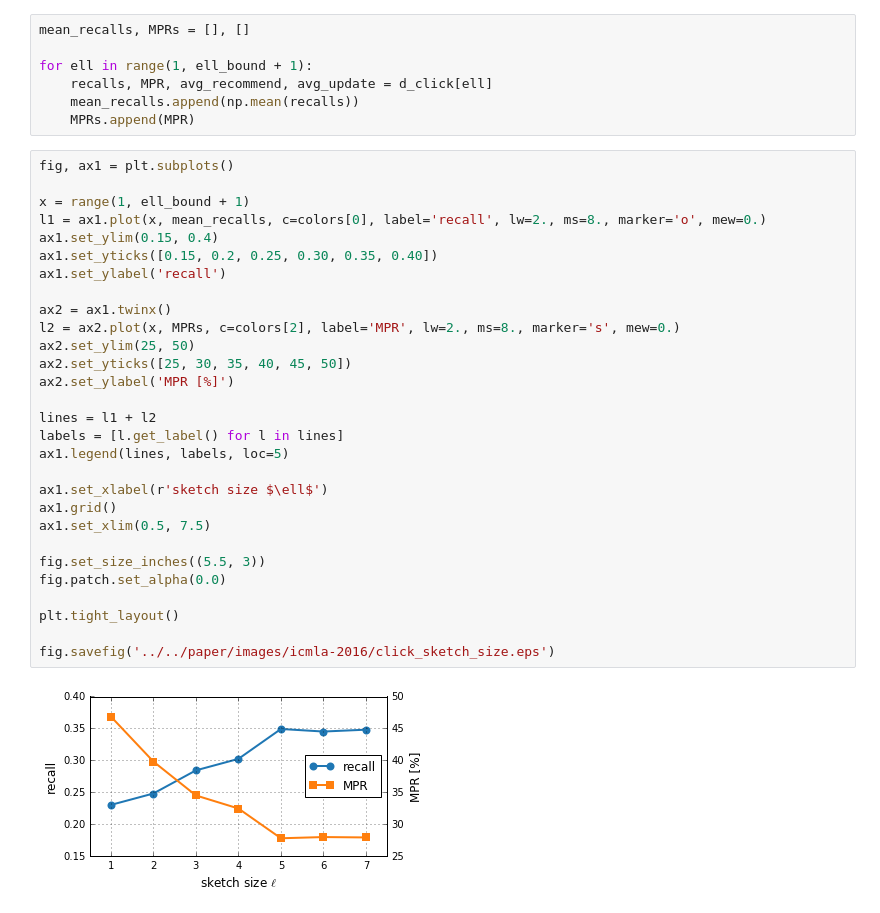
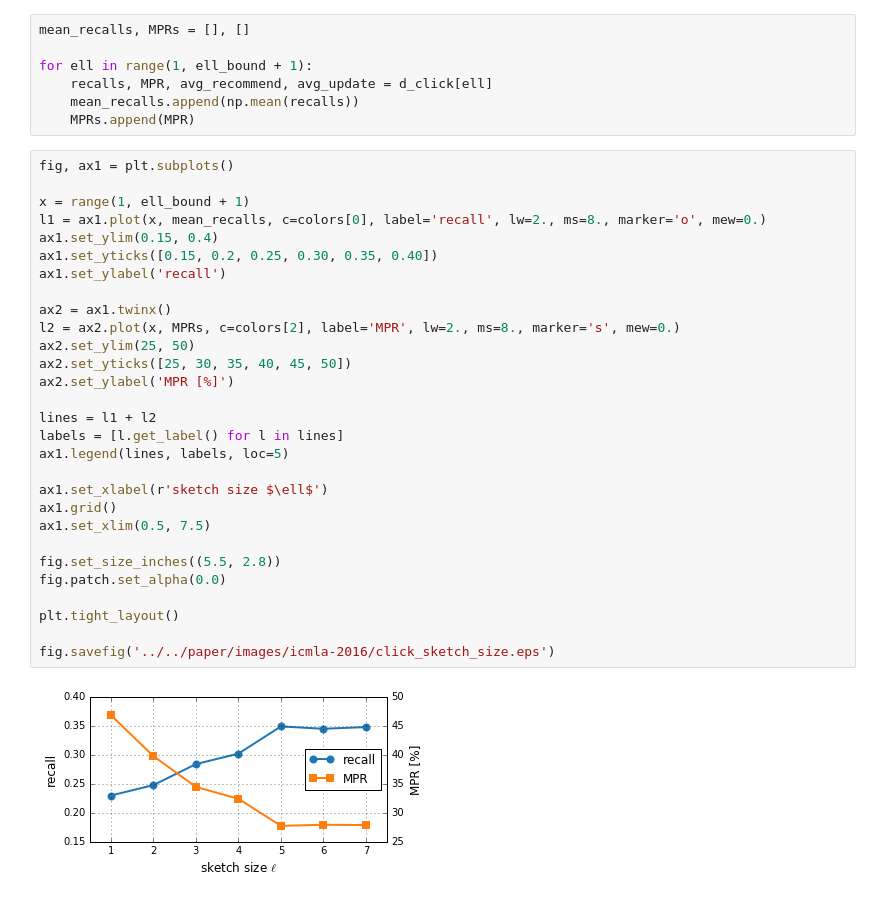
Before and after one commit to takuti/stream-recommender, a Jupyter notebook: paper-sketch.ipynb, the cells around one changed output. Drawn from its saved outputs; the diff is of its cells as text.

```diff
--- a/paper-sketch.ipynb
+++ b/paper-sketch.ipynb
@@ -426,31 +457,31 @@ for ell in range(1, ell_bound + 1):
 # %%
 fig, ax1 = plt.subplots()
 
 x = range(1, ell_bound + 1)
 l1 = ax1.plot(x, mean_recalls, c=colors[0], label='recall', lw=2., ms=8., marker='o', mew=0.)
 ax1.set_ylim(0.15, 0.4)
 ax1.set_yticks([0.15, 0.2, 0.25, 0.30, 0.35, 0.40])
 ax1.set_ylabel('recall')
 
 ax2 = ax1.twinx()
 l2 = ax2.plot(x, MPRs, c=colors[2], label='MPR', lw=2., ms=8., marker='s', mew=0.)
 ax2.set_ylim(25, 50)
 ax2.set_yticks([25, 30, 35, 40, 45, 50])
 ax2.set_ylabel('MPR [%]')
 
 lines = l1 + l2
 labels = [l.get_label() for l in lines]
 ax1.legend(lines, labels, loc=5)
 
 ax1.set_xlabel(r'sketch size $\ell$')
 ax1.grid()
 ax1.set_xlim(0.5, 7.5)
 
-fig.set_size_inches((5.5, 3))
+fig.set_size_inches((5.5, 2.8))
 fig.patch.set_alpha(0.0)
 
 plt.tight_layout()
 
 fig.savefig('../../paper/images/icmla-2016/click_sketch_size.eps')
 # %% [output]
-[figure, old version]
+[figure, new version]
```
Also changed, not shown: parts of 5 cells of this notebook.
